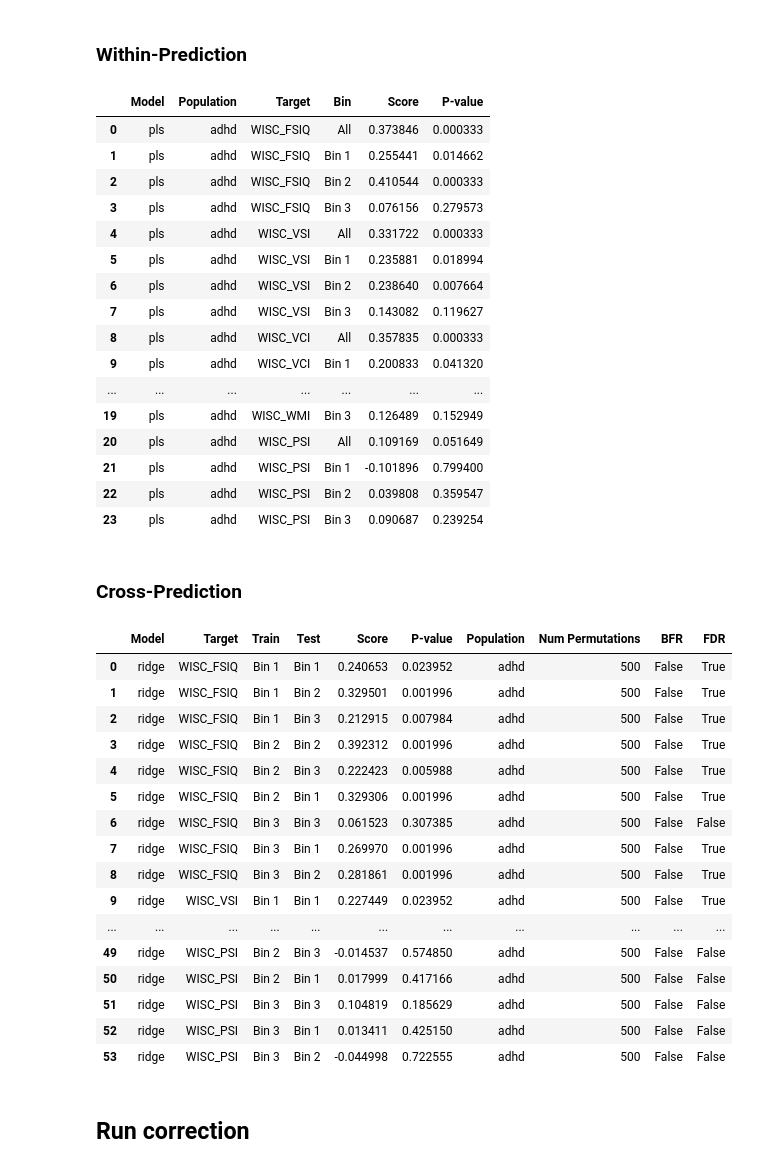
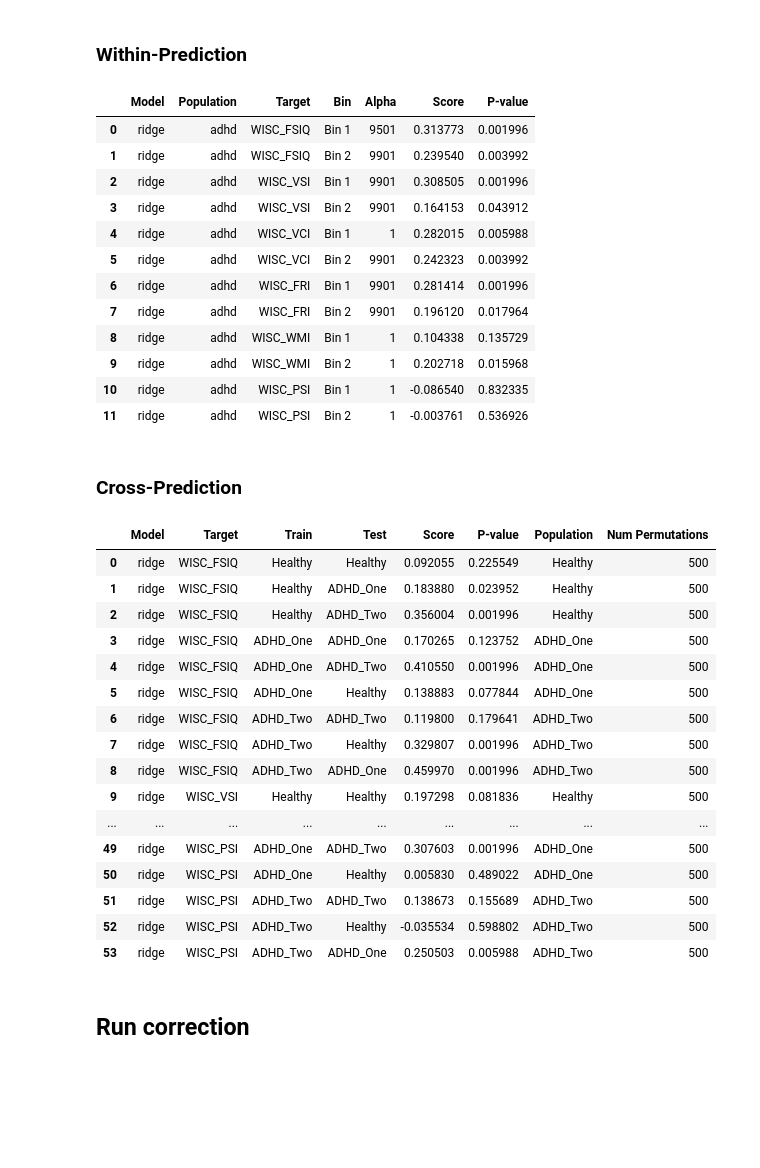
Before and after one commit to Brian-Pho/MSc_Research-Project, a Jupyter notebook: src/Models/Analysis/Multiple Hypothesis Testing.ipynb, the cells around one changed output. Drawn from its saved outputs; the diff is of its cells as text; code cells hidden in the pictures; blank space fills up the shorter version.

```diff
--- a/src/Models/Analysis/Multiple Hypothesis Testing.ipynb
+++ b/src/Models/Analysis/Multiple Hypothesis Testing.ipynb
@@ -33,58 +33,54 @@ display(df)
 # %% [markdown]
 ### Within-Prediction
 # %%
-fn = 'pls_pts_adhd.csv'
-results_path = join(PLS_RESULTS, fn)
+fn = 'ridge_pts_adhd_two_bins.csv'
+results_path = join(RIDGE_RESULTS, fn)
 df = pd.read_csv(results_path, index_col=0)
 # df['Features'] = df['Target'] + df['Bin']
 pvals = df['P-value']
 display(df)
 # %% [output]
-|  | Model | Population | Target | Bin | Score | P-value |
-| 0 | pls | adhd | WISC_FSIQ | All | 0.373846 | 0.000333 |
-| 1 | pls | adhd | WISC_FSIQ | Bin 1 | 0.255441 | 0.014662 |
-| 2 | pls | adhd | WISC_FSIQ | Bin 2 | 0.410544 | 0.000333 |
-| 3 | pls | adhd | WISC_FSIQ | Bin 3 | 0.076156 | 0.279573 |
-| 4 | pls | adhd | WISC_VSI | All | 0.331722 | 0.000333 |
-| 5 | pls | adhd | WISC_VSI | Bin 1 | 0.235881 | 0.018994 |
-| 6 | pls | adhd | WISC_VSI | Bin 2 | 0.238640 | 0.007664 |
-| 7 | pls | adhd | WISC_VSI | Bin 3 | 0.143082 | 0.119627 |
-| 8 | pls | adhd | WISC_VCI | All | 0.357835 | 0.000333 |
-| 9 | pls | adhd | WISC_VCI | Bin 1 | 0.200833 | 0.041320 |
-| ... | ... | ... | ... | ... | ... | ... |
-| 19 | pls | adhd | WISC_WMI | Bin 3 | 0.126489 | 0.152949 |
-| 20 | pls | adhd | WISC_PSI | All | 0.109169 | 0.051649 |
-| 21 | pls | adhd | WISC_PSI | Bin 1 | -0.101896 | 0.799400 |
-| 22 | pls | adhd | WISC_PSI | Bin 2 | 0.039808 | 0.359547 |
-| 23 | pls | adhd | WISC_PSI | Bin 3 | 0.090687 | 0.239254 |
+|  | Model | Population | Target | Bin | Alpha | Score | P-value |
+| 0 | ridge | adhd | WISC_FSIQ | Bin 1 | 9501 | 0.313773 | 0.001996 |
+| 1 | ridge | adhd | WISC_FSIQ | Bin 2 | 9901 | 0.239540 | 0.003992 |
+| 2 | ridge | adhd | WISC_VSI | Bin 1 | 9901 | 0.308505 | 0.001996 |
+| 3 | ridge | adhd | WISC_VSI | Bin 2 | 9901 | 0.164153 | 0.043912 |
+| 4 | ridge | adhd | WISC_VCI | Bin 1 | 1 | 0.282015 | 0.005988 |
+| 5 | ridge | adhd | WISC_VCI | Bin 2 | 9901 | 0.242323 | 0.003992 |
+| 6 | ridge | adhd | WISC_FRI | Bin 1 | 9901 | 0.281414 | 0.001996 |
+| 7 | ridge | adhd | WISC_FRI | Bin 2 | 9901 | 0.196120 | 0.017964 |
+| 8 | ridge | adhd | WISC_WMI | Bin 1 | 1 | 0.104338 | 0.135729 |
+| 9 | ridge | adhd | WISC_WMI | Bin 2 | 1 | 0.202718 | 0.015968 |
+| 10 | ridge | adhd | WISC_PSI | Bin 1 | 1 | -0.086540 | 0.832335 |
+| 11 | ridge | adhd | WISC_PSI | Bin 2 | 1 | -0.003761 | 0.536926 |
 # %% [markdown]
 ### Cross-Prediction
 # %%
-fn = 'ridge_pts_age_cross_prediction.csv'
-# fn = 'ridge_pts_diagnosis_cross_prediction.csv'
+# fn = 'ridge_pts_age_cross_prediction.csv'
+fn = 'ridge_pts_diagnosis_cross_prediction (n=93).csv'
 results_path = join(CROSS_PRED_RESULTS, fn)
 df = pd.read_csv(results_path, index_col=0)
 df = df.reset_index(drop=True)
 pvals = df['P-value']
 display(df)
 # %% [output]
-|  | Model | Target | Train | Test | Score | P-value | Population | Num Permutations | BFR | FDR |
-| 0 | ridge | WISC_FSIQ | Bin 1 | Bin 1 | 0.240653 | 0.023952 | adhd | 500 | False | True |
-| 1 | ridge | WISC_FSIQ | Bin 1 | Bin 2 | 0.329501 | 0.001996 | adhd | 500 | False | True |
-| 2 | ridge | WISC_FSIQ | Bin 1 | Bin 3 | 0.212915 | 0.007984 | adhd | 500 | False | True |
-| 3 | ridge | WISC_FSIQ | Bin 2 | Bin 2 | 0.392312 | 0.001996 | adhd | 500 | False | True |
-| 4 | ridge | WISC_FSIQ | Bin 2 | Bin 3 | 0.222423 | 0.005988 | adhd | 500 | False | True |
-| 5 | ridge | WISC_FSIQ | Bin 2 | Bin 1 | 0.329306 | 0.001996 | adhd | 500 | False | True |
-| 6 | ridge | WISC_FSIQ | Bin 3 | Bin 3 | 0.061523 | 0.307385 | adhd | 500 | False | False |
-| 7 | ridge | WISC_FSIQ | Bin 3 | Bin 1 | 0.269970 | 0.001996 | adhd | 500 | False | True |
-| 8 | ridge | WISC_FSIQ | Bin 3 | Bin 2 | 0.281861 | 0.001996 | adhd | 500 | False | True |
-| 9 | ridge | WISC_VSI | Bin 1 | Bin 1 | 0.227449 | 0.023952 | adhd | 500 | False | True |
-| ... | ... | ... | ... | ... | ... | ... | ... | ... | ... | ... |
-| 49 | ridge | WISC_PSI | Bin 2 | Bin 3 | -0.014537 | 0.574850 | adhd | 500 | False | False |
-| 50 | ridge | WISC_PSI | Bin 2 | Bin 1 | 0.017999 | 0.417166 | adhd | 500 | False | False |
-| 51 | ridge | WISC_PSI | Bin 3 | Bin 3 | 0.104819 | 0.185629 | adhd | 500 | False | False |
-| 52 | ridge | WISC_PSI | Bin 3 | Bin 1 | 0.013411 | 0.425150 | adhd | 500 | False | False |
-| 53 | ridge | WISC_PSI | Bin 3 | Bin 2 | -0.044998 | 0.722555 | adhd | 500 | False | False |
+|  | Model | Target | Train | Test | Score | P-value | Population | Num Permutations |
+| 0 | ridge | WISC_FSIQ | Healthy | Healthy | 0.092055 | 0.225549 | Healthy | 500 |
+| 1 | ridge | WISC_FSIQ | Healthy | ADHD_One | 0.183880 | 0.023952 | Healthy | 500 |
+| 2 | ridge | WISC_FSIQ | Healthy | ADHD_Two | 0.356004 | 0.001996 | Healthy | 500 |
+| 3 | ridge | WISC_FSIQ | ADHD_One | ADHD_One | 0.170265 | 0.123752 | ADHD_One | 500 |
+| 4 | ridge | WISC_FSIQ | ADHD_One | ADHD_Two | 0.410550 | 0.001996 | ADHD_One | 500 |
+| 5 | ridge | WISC_FSIQ | ADHD_One | Healthy | 0.138883 | 0.077844 | ADHD_One | 500 |
+| 6 | ridge | WISC_FSIQ | ADHD_Two | ADHD_Two | 0.119800 | 0.179641 | ADHD_Two | 500 |
+| 7 | ridge | WISC_FSIQ | ADHD_Two | Healthy | 0.329807 | 0.001996 | ADHD_Two | 500 |
+| 8 | ridge | WISC_FSIQ | ADHD_Two | ADHD_One | 0.459970 | 0.001996 | ADHD_Two | 500 |
+| 9 | ridge | WISC_VSI | Healthy | Healthy | 0.197298 | 0.081836 | Healthy | 500 |
+| ... | ... | ... | ... | ... | ... | ... | ... | ... |
+| 49 | ridge | WISC_PSI | ADHD_One | ADHD_Two | 0.307603 | 0.001996 | ADHD_One | 500 |
+| 50 | ridge | WISC_PSI | ADHD_One | Healthy | 0.005830 | 0.489022 | ADHD_One | 500 |
+| 51 | ridge | WISC_PSI | ADHD_Two | ADHD_Two | 0.138673 | 0.155689 | ADHD_Two | 500 |
+| 52 | ridge | WISC_PSI | ADHD_Two | Healthy | -0.035534 | 0.598802 | ADHD_Two | 500 |
+| 53 | ridge | WISC_PSI | ADHD_Two | ADHD_One | 0.250503 | 0.005988 | ADHD_Two | 500 |
 # %% [markdown]
 ## Run correction
 # %%
```
Also changed, not shown: parts of 5 cells of this notebook, 18 other files.
